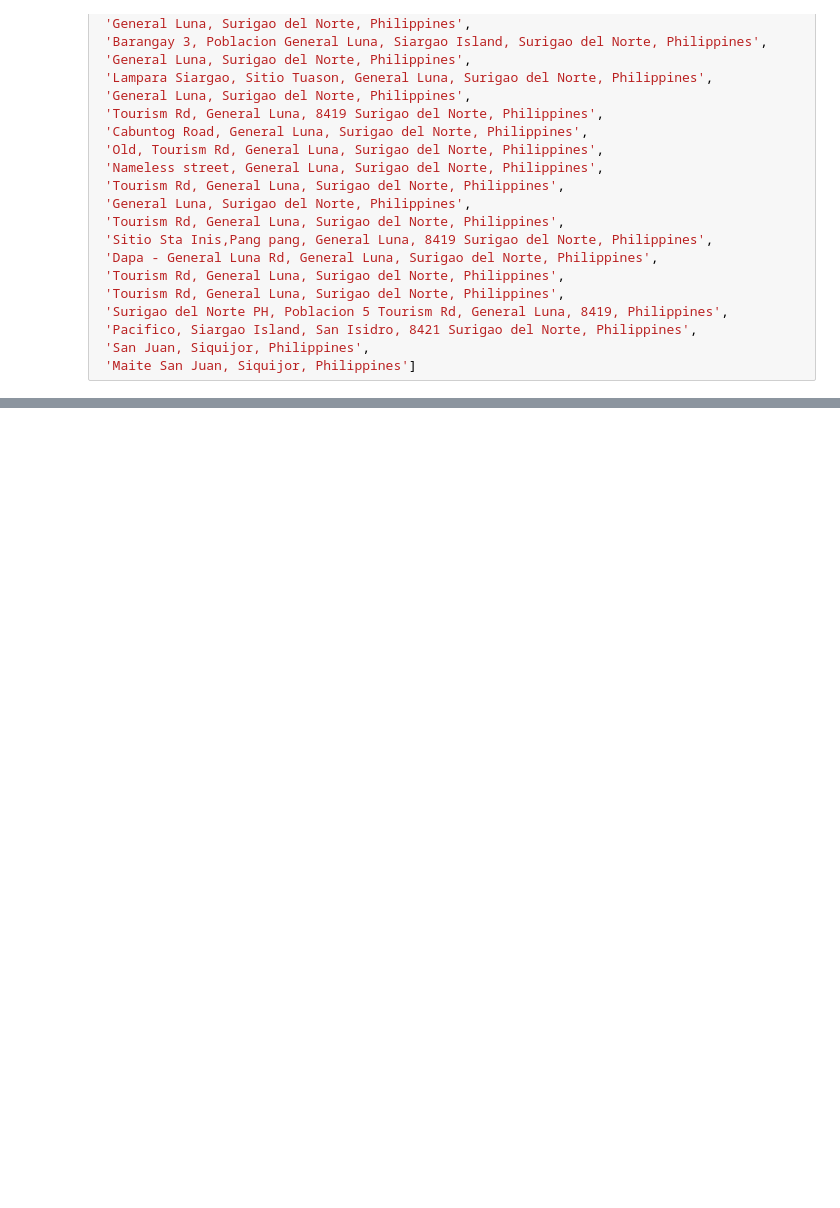
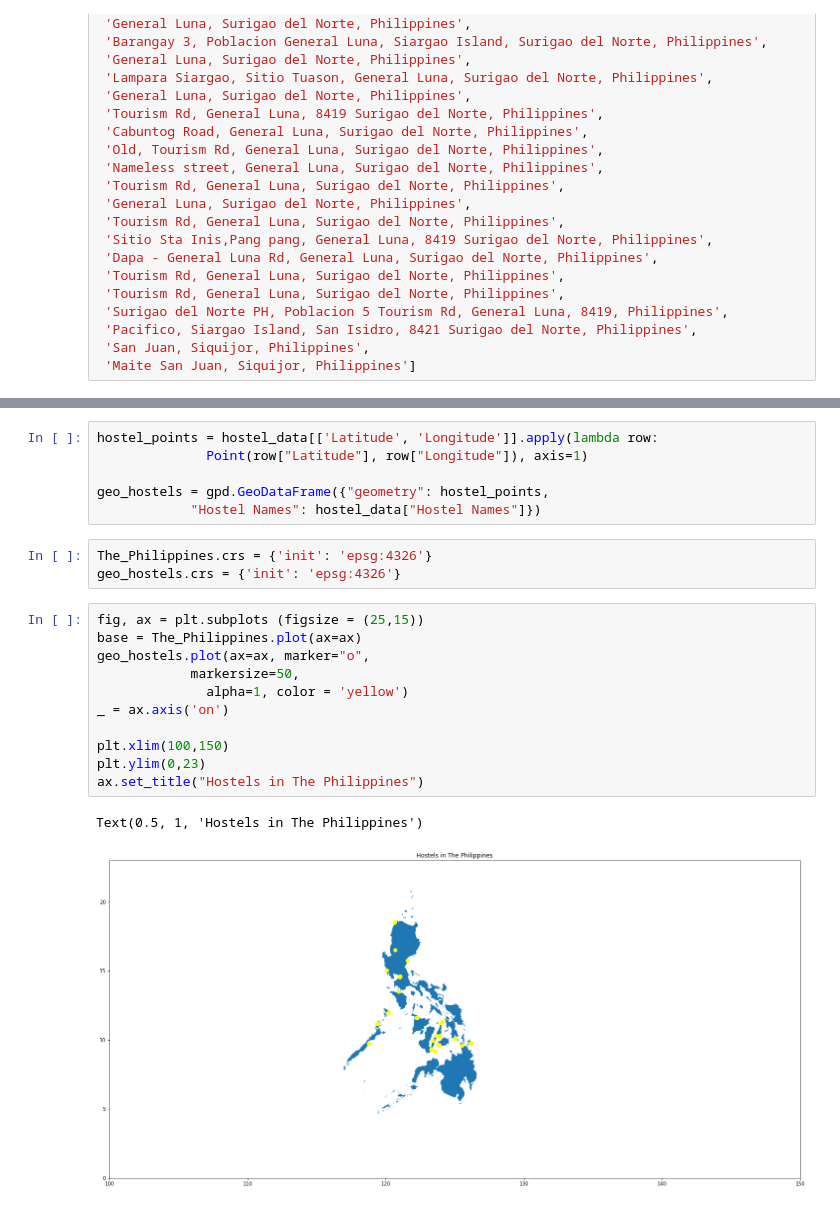
Before and after one commit to JefNtungila/Hostels-in-SEA, a Jupyter notebook: Hostels_in_the_Philippines.ipynb, the cells around one changed output, grey strips where cells are left out. Drawn from its saved outputs; the diff is of its cells as text; blank space fills up the shorter version.

```diff
--- a/Hostels_in_the_Philippines.ipynb
+++ b/Hostels_in_the_Philippines.ipynb
@@ -680,0 +1286,23 @@ addresses = ['N. Bacalso highway, Boljoon, 6024 Cebu, Philippines',
+# %%
+hostel_points = hostel_data[['Latitude', 'Longitude']].apply(lambda row:
+              Point(row["Latitude"], row["Longitude"]), axis=1)
+
+geo_hostels = gpd.GeoDataFrame({"geometry": hostel_points,
+			"Hostel Names": hostel_data["Hostel Names"]})
+# %%
+The_Philippines.crs = {'init': 'epsg:4326'}
+geo_hostels.crs = {'init': 'epsg:4326'}
+# %%
+fig, ax = plt.subplots (figsize = (25,15))
+base = The_Philippines.plot(ax=ax)
+geo_hostels.plot(ax=ax, marker="o",
+            markersize=50,
+              alpha=1, color = 'yellow')
+_ = ax.axis('on')
+
+plt.xlim(100,150)
+plt.ylim(0,23)
+ax.set_title("Hostels in The Philippines")
+# %% [output]
+Text(0.5, 1, 'Hostels in The Philippines')
+[figure, added]
```
Also changed, not shown: parts of 21 cells of this notebook.
